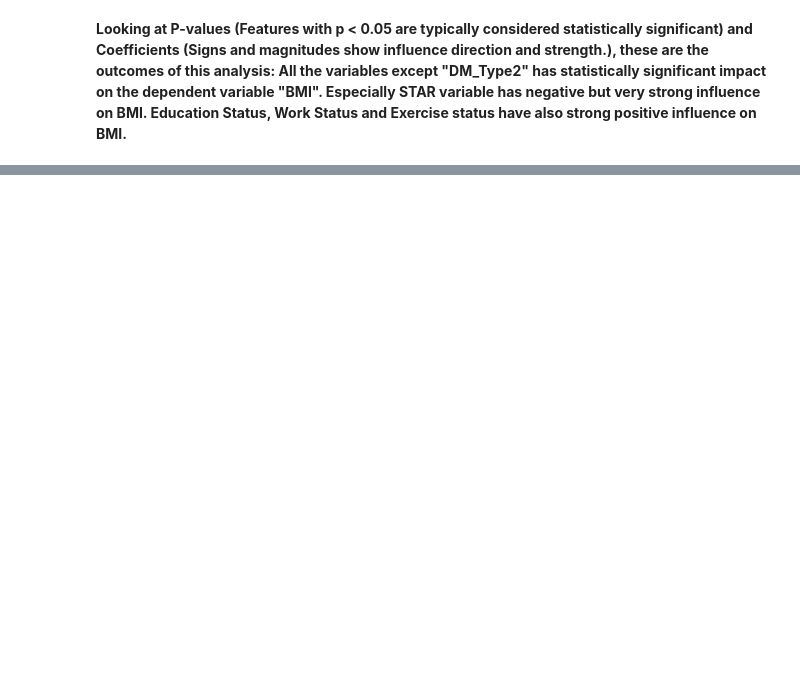
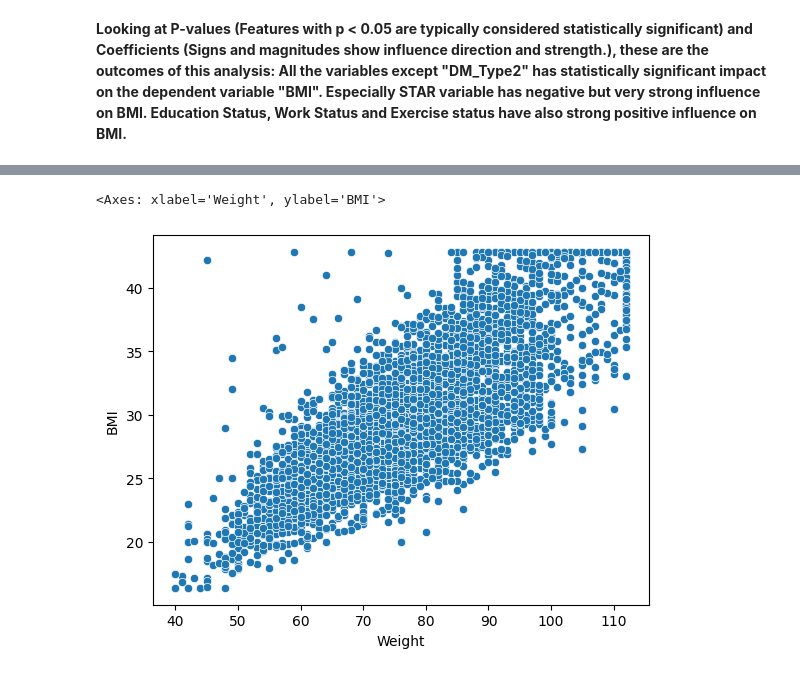
Before and after one commit to sadullahozcan/sarcopenia_eda_analysis, a Jupyter notebook: EDA_07_lin_reg.ipynb, the cells around one changed output, grey strips where cells are left out. Saved outputs shown, nothing was run; the diff lists cells and outputs as text; code cells hidden in the pictures; blank space fills up the shorter version.

```diff
--- a/EDA_07_lin_reg.ipynb
+++ b/EDA_07_lin_reg.ipynb
@@ -322,0 +328,5 @@ All the variables except "DM_Type2" has statistically significant impact on the
+# %%
+sns.scatterplot(data=df_lineer, x='Weight', y='BMI')
+# %% [output]
+<Axes: xlabel='Weight', ylabel='BMI'>
+[figure, added]
```
Also changed, not shown: parts of 7 cells of this notebook.
